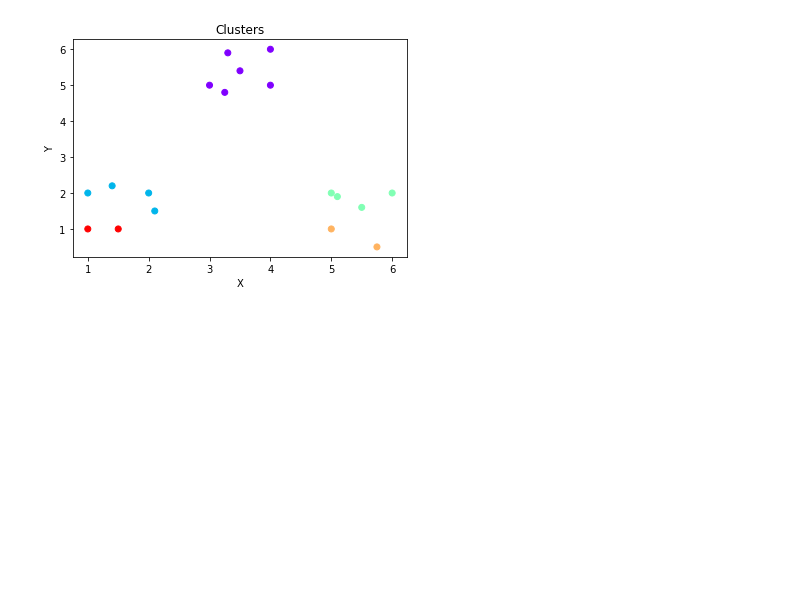
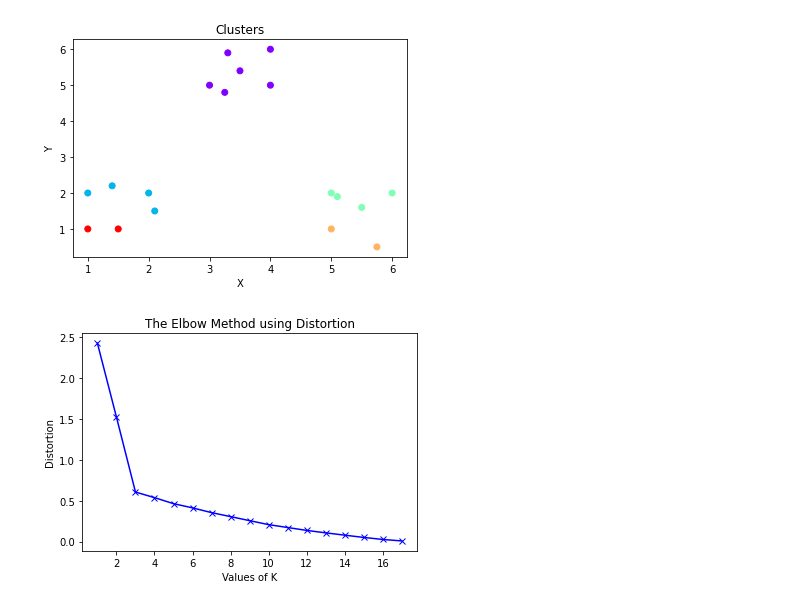
Before and after one commit to Shieldine/clusteranalysis, a Jupyter notebook: Clustering.ipynb, the cells around one changed output. Cells and saved outputs as stored; diff of their text form; code cells hidden in the pictures; blank space fills up the shorter version.

```diff
--- a/Clustering.ipynb
+++ b/Clustering.ipynb
@@ -58,3 +61,25 @@ for linkage in linkages:
 [figure]
 [figure]
 [figure]
+# %%
+# k means as per library, get distortions to plot elbow
+distortions = []
+for k in range(1, data.shape[0]):
+    # Building and fitting the model
+    meanModel = KMeans(n_clusters=k).fit(data)
+    meanModel.fit(data)
+
+    distortions.append(sum(np.min(cdist(data, meanModel.cluster_centers_,
+                                        'euclidean'), axis=1)) / data.shape[0])
+# %%
+K = range(1, data.shape[0])
+
+# plot distortions
+
+plt.plot(K, distortions, 'bx-')
+plt.xlabel('Values of K')
+plt.ylabel('Distortion')
+plt.title('The Elbow Method using Distortion')
+plt.show()
+# %% [output]
+[figure, added]
```
Also changed, not shown: parts of 1 cell of this notebook.
